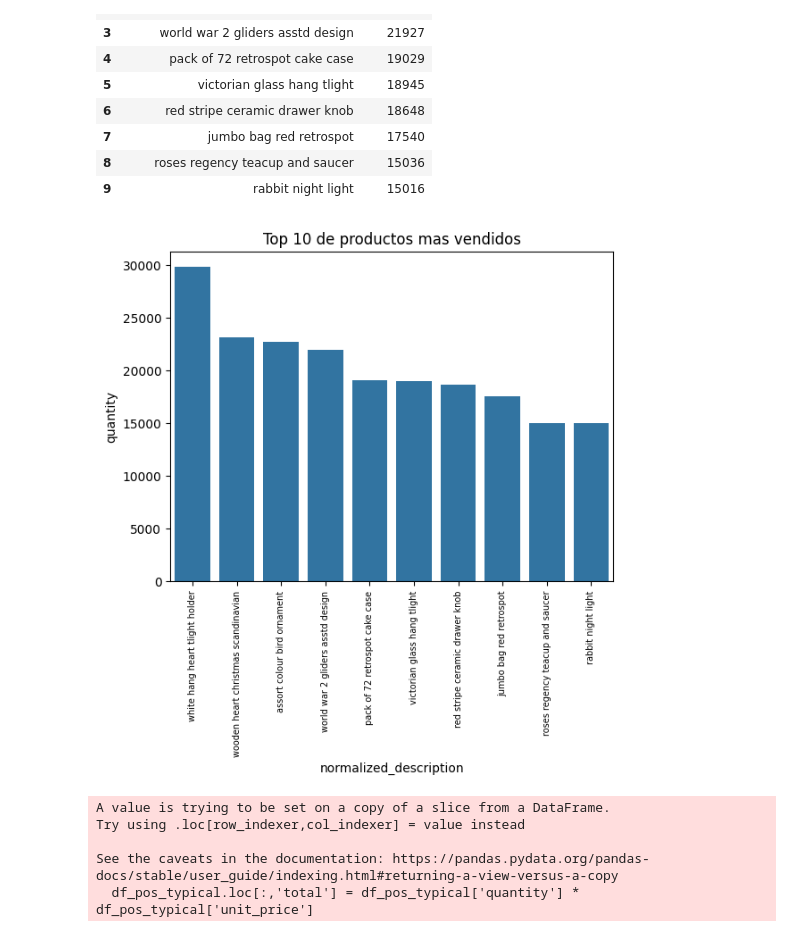
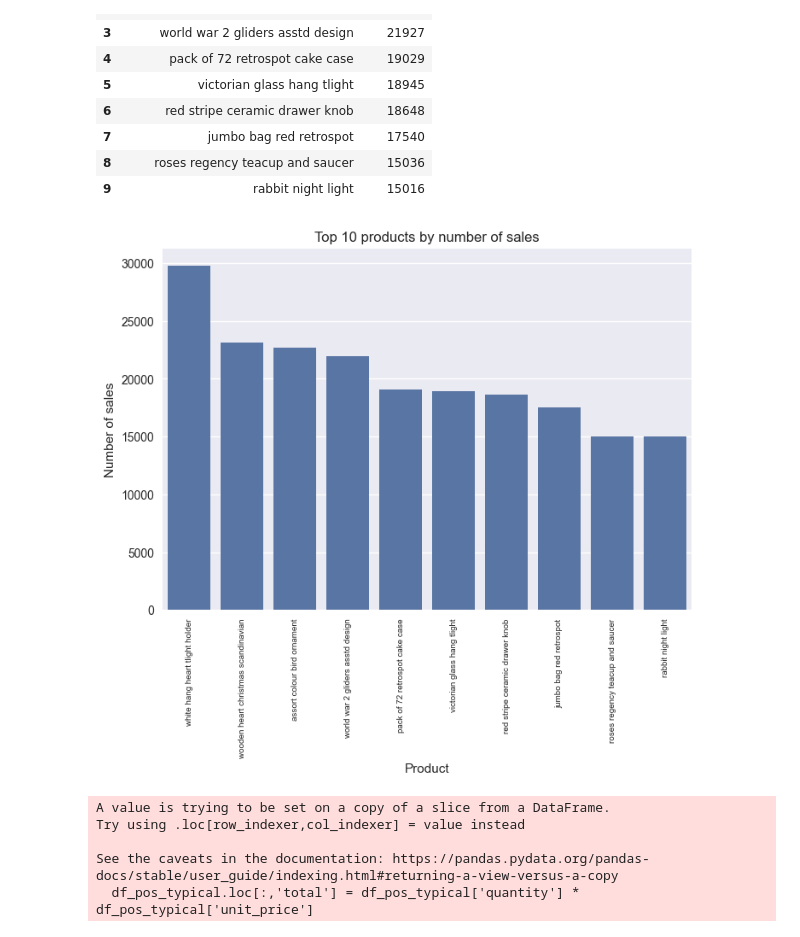
Before and after one commit to shimapi/hackathon-tripleten, a Jupyter notebook: notebook/EDA_clean.ipynb, the cells around one changed output. Cells and saved outputs as stored; diff of their text form; code cells hidden in the pictures.

```diff
--- a/notebook/EDA_clean.ipynb
+++ b/notebook/EDA_clean.ipynb
@@ -6,6 +6,9 @@ import matplotlib.pyplot as plt
 import seaborn as sns
 import pandas as pd
 import numpy as np
+# %%
+# paleta de estilo
+plt.style.use("seaborn-v0_8")
 # %% [markdown]
 ## Tratamiento de datos
 # %%
@@ -184,12 +187,14 @@ top10_products_quantity
 # %%
 # grafico de barras
 top10_products_quantity_barplot = sns.barplot(data=top10_products_quantity, x='normalized_description', y='quantity')
 top10_products_quantity_barplot.set_xticklabels(labels=top10_products_quantity['normalized_description'], rotation= 90, size=7)
 
-plt.title('Top 10 de productos mas vendidos')
+plt.xlabel('Product')
+plt.ylabel('Number of sales')
+plt.title('Top 10 products by number of sales')
 plt.show()
 # %% [output]
-[figure, old version]
+[figure, new version]
 # %%
 # creamos la columna total
 df_pos_typical.loc[:,'total'] = df_pos_typical['quantity'] * df_pos_typical['unit_price']
```
Also changed, not shown: parts of 8 cells of this notebook.
